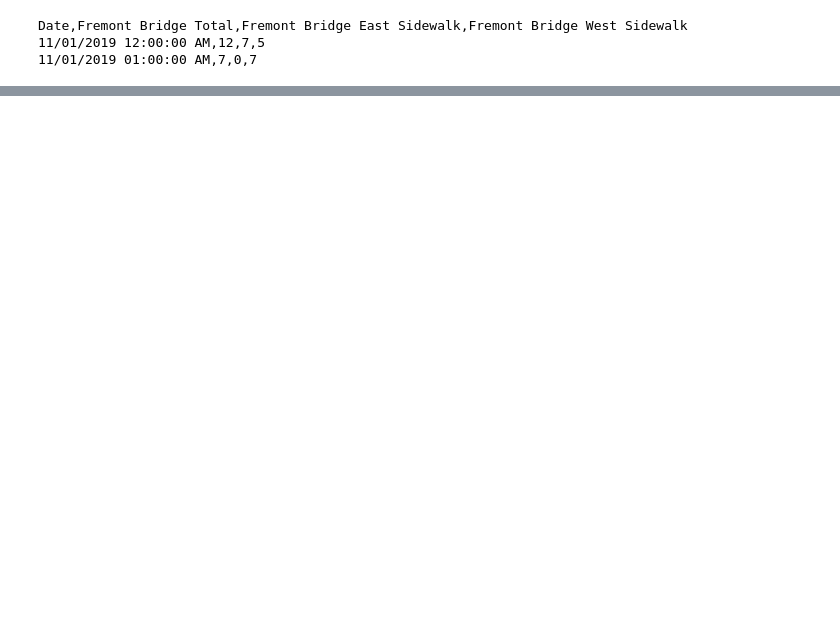
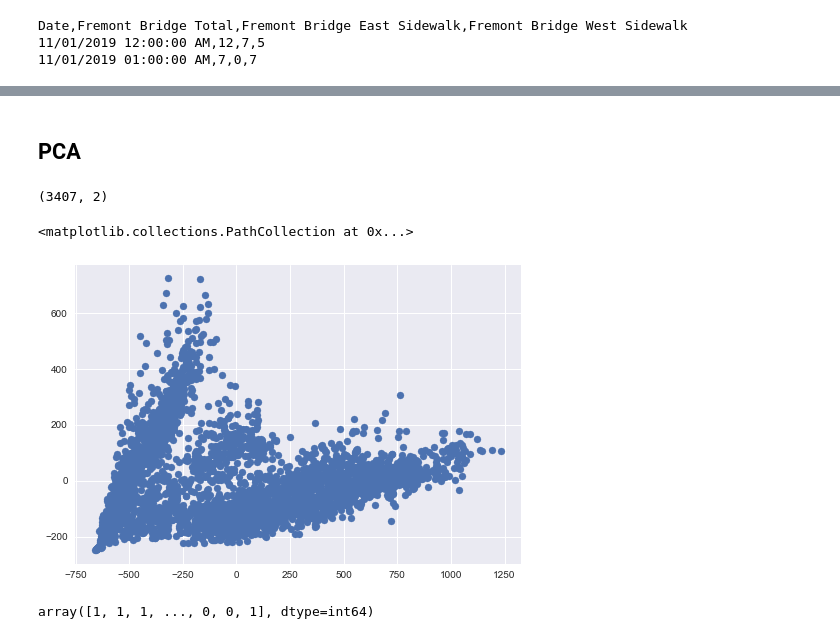
Before and after one commit to gaborberei/JupyterWorkflow, a Jupyter notebook: JupyterWorkflow.ipynb, the cells around one changed output, grey strips where cells are left out. Cells and saved outputs as stored; diff of their text form; code cells hidden in the pictures; blank space fills up the shorter version.

```diff
--- a/JupyterWorkflow.ipynb
+++ b/JupyterWorkflow.ipynb
@@ -39,0 +69,22 @@ pivoted.plot(legend=False,alpha=0.01)
+# %%
+X = pivoted.fillna(0).T.values
+# %% [markdown]
+## PCA
+# %%
+X2 = PCA(2,svd_solver='full').fit_transform(X)
+# %%
+X2.shape
+# %% [output]
+(3407, 2)
+# %%
+plt.scatter(X2[:,0],X2[:,1])
+# %% [output]
+<matplotlib.collections.PathCollection at 0x...>
+[figure, added]
+# %%
+gmm = GaussianMixture(2)
+gmm.fit(X)
+labels = gmm.predict(X)
+labels
+# %% [output]
+array([1, 1, 1, ..., 0, 0, 1], dtype=int64)
```
Also changed, not shown: parts of 18 cells of this notebook.
